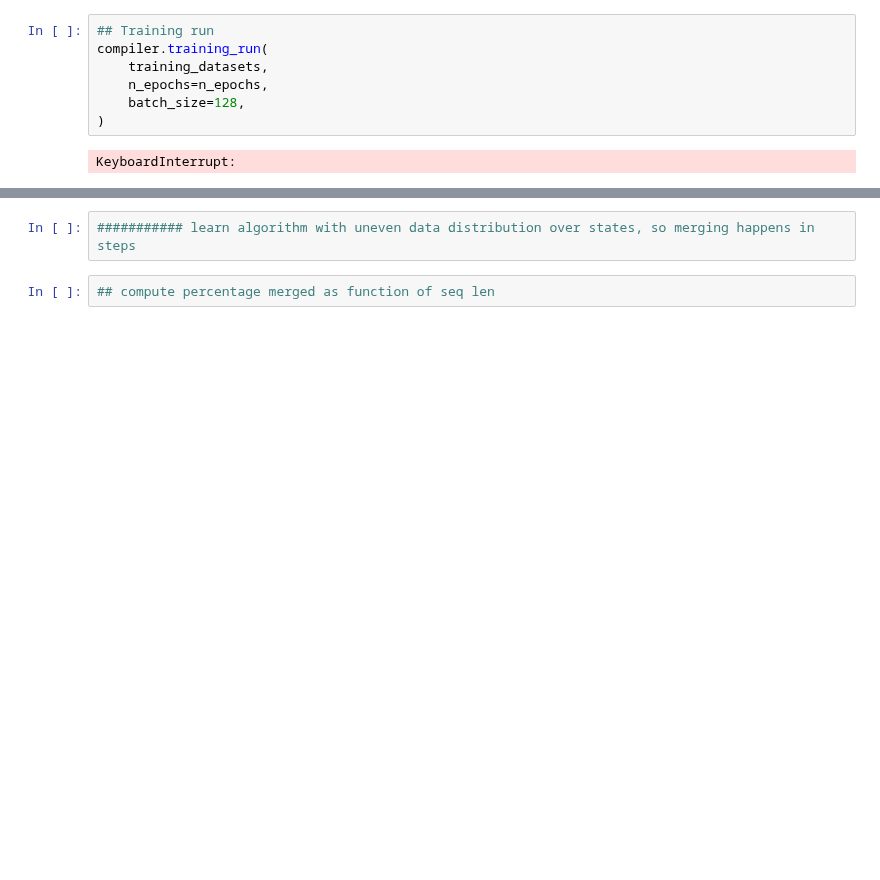
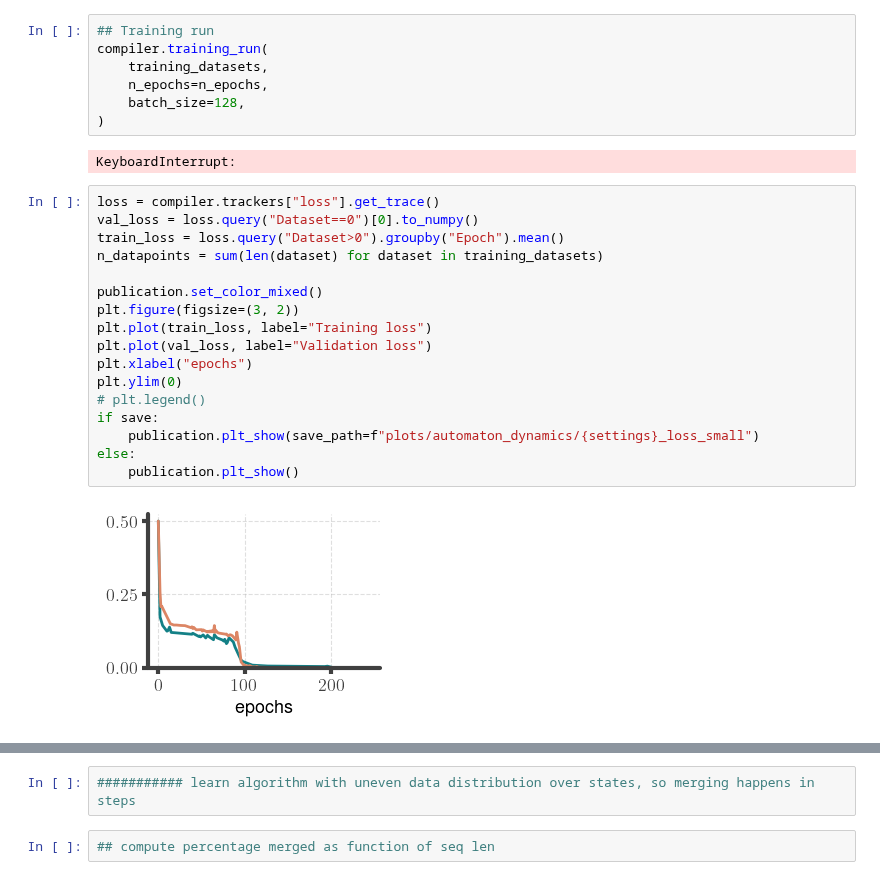
Before and after one commit to loekvanrossem/rnn_structure, a Jupyter notebook: parity/random.ipynb, the cells around one changed output, grey strips where cells are left out. Saved outputs shown, nothing was run; the diff lists cells and outputs as text; blank space fills up the shorter version.

```diff
--- a/parity/random.ipynb
+++ b/parity/random.ipynb
@@ -152,3 +140,22 @@ compiler.training_run(
 )
 # %% [output]
 KeyboardInterrupt:
+# %%
+loss = compiler.trackers["loss"].get_trace()
+val_loss = loss.query("Dataset==0")[0].to_numpy()
+train_loss = loss.query("Dataset>0").groupby("Epoch").mean()
+n_datapoints = sum(len(dataset) for dataset in training_datasets)
+
+publication.set_color_mixed()
+plt.figure(figsize=(3, 2))
+plt.plot(train_loss, label="Training loss")
+plt.plot(val_loss, label="Validation loss")
+plt.xlabel("epochs")
+plt.ylim(0)
+# plt.legend()
+if save:
+    publication.plt_show(save_path=f"plots/automaton_dynamics/{settings}_loss_small")
+else:
+    publication.plt_show()
+# %% [output]
+[figure, added]
```
Also changed, not shown: parts of 13 cells of this notebook, 3 other files.
